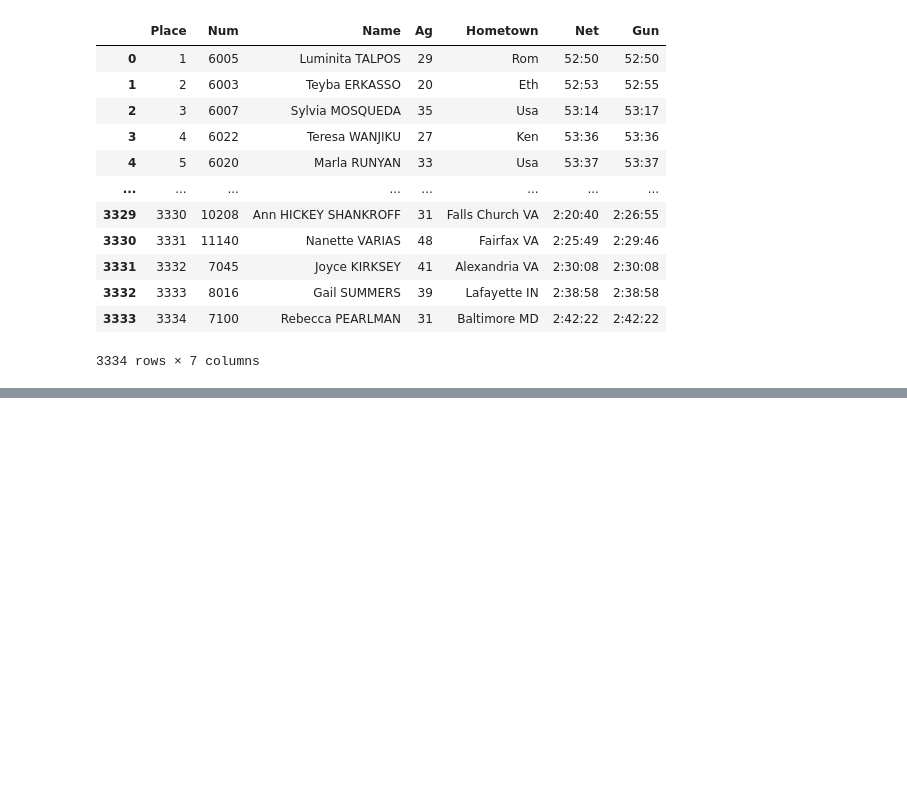
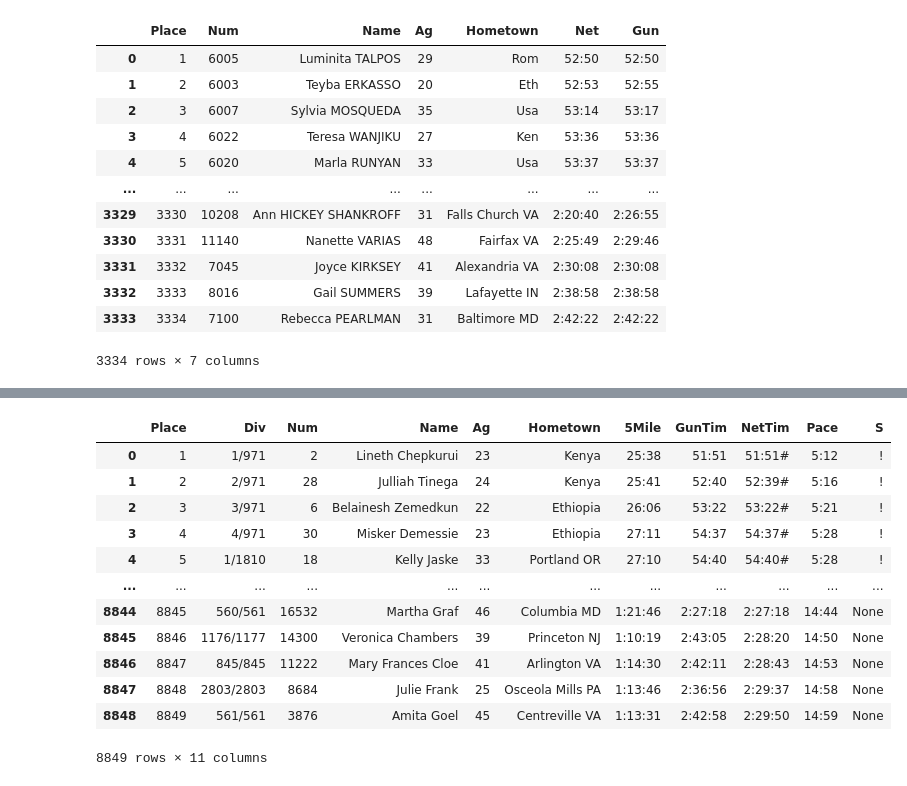
Before and after one commit to mjwolfe91/QTW-CaseStudy2, a Jupyter notebook: QTW_CaseStudy2.ipynb, the cells around one changed output, grey strips where cells are left out. Drawn from its saved outputs; the diff is of its cells as text; code cells hidden in the pictures; blank space fills up the shorter version.

```diff
--- a/QTW_CaseStudy2.ipynb
+++ b/QTW_CaseStudy2.ipynb
@@ -407,0 +482,37 @@ f2002
+# %%
+def scrape_2010(URL):
+    response = urllib.request.urlopen(URL)
+    html = response.read().decode('utf-8')
+    soup = BeautifulSoup(html, "lxml")
+    table = soup.find("pre").find(text=True)
+    raw_rows = [x.strip() for x in table.split('\n')]
+    table_cols = raw_rows[6].split()
+    table_cols[7] = table_cols[7] + table_cols[8]
+    table_cols[9] = table_cols[9] + table_cols[10]
+    table_cols[11] = table_cols[11] + table_cols[12]
+    table_cols.remove("/Tot")
+    table_cols.remove("Mile")
+    table_cols.remove("Tim")
+    table_cols.remove("Tim")
+    parsed_rows = []
+    for row in raw_rows[8:len(raw_rows[8:])+1]:
+        parsed_rows.append(re.split(r'\s{2,}|(?<=[0-9])\s', row))
+    df = pd.DataFrame(parsed_rows, columns = table_cols)
+    return df
+
+f2010 = scrape_2010(f_urls[11])
+f2011
+# %% [output]
+|  | Place | Div | Num | Name | Ag | Hometown | 5Mile | GunTim | NetTim | Pace | S |
+| 0 | 1 | 1/971 | 2 | Lineth Chepkurui | 23 | Kenya | 25:38 | 51:51 | 51:51# | 5:12 | ! |
+| 1 | 2 | 2/971 | 28 | Julliah Tinega | 24 | Kenya | 25:41 | 52:40 | 52:39# | 5:16 | ! |
+| 2 | 3 | 3/971 | 6 | Belainesh Zemedkun | 22 | Ethiopia | 26:06 | 53:22 | 53:22# | 5:21 | ! |
+| 3 | 4 | 4/971 | 30 | Misker Demessie | 23 | Ethiopia | 27:11 | 54:37 | 54:37# | 5:28 | ! |
+| 4 | 5 | 1/1810 | 18 | Kelly Jaske | 33 | Portland OR | 27:10 | 54:40 | 54:40# | 5:28 | ! |
+| ... | ... | ... | ... | ... | ... | ... | ... | ... | ... | ... | ... |
+| 8844 | 8845 | 560/561 | 16532 | Martha Graf | 46 | Columbia MD | 1:21:46 | 2:27:18 | 2:27:18 | 14:44 | None |
+| 8845 | 8846 | 1176/1177 | 14300 | Veronica Chambers | 39 | Princeton NJ | 1:10:19 | 2:43:05 | 2:28:20 | 14:50 | None |
+| 8846 | 8847 | 845/845 | 11222 | Mary Frances Cloe | 41 | Arlington VA | 1:14:30 | 2:42:11 | 2:28:43 | 14:53 | None |
+| 8847 | 8848 | 2803/2803 | 8684 | Julie Frank | 25 | Osceola Mills PA | 1:13:46 | 2:36:56 | 2:29:37 | 14:58 | None |
+| 8848 | 8849 | 561/561 | 3876 | Amita Goel | 45 | Centreville VA | 1:13:31 | 2:42:58 | 2:29:50 | 14:59 | None |
+8849 rows × 11 columns
```
Also changed, not shown: parts of 13 cells of this notebook.
